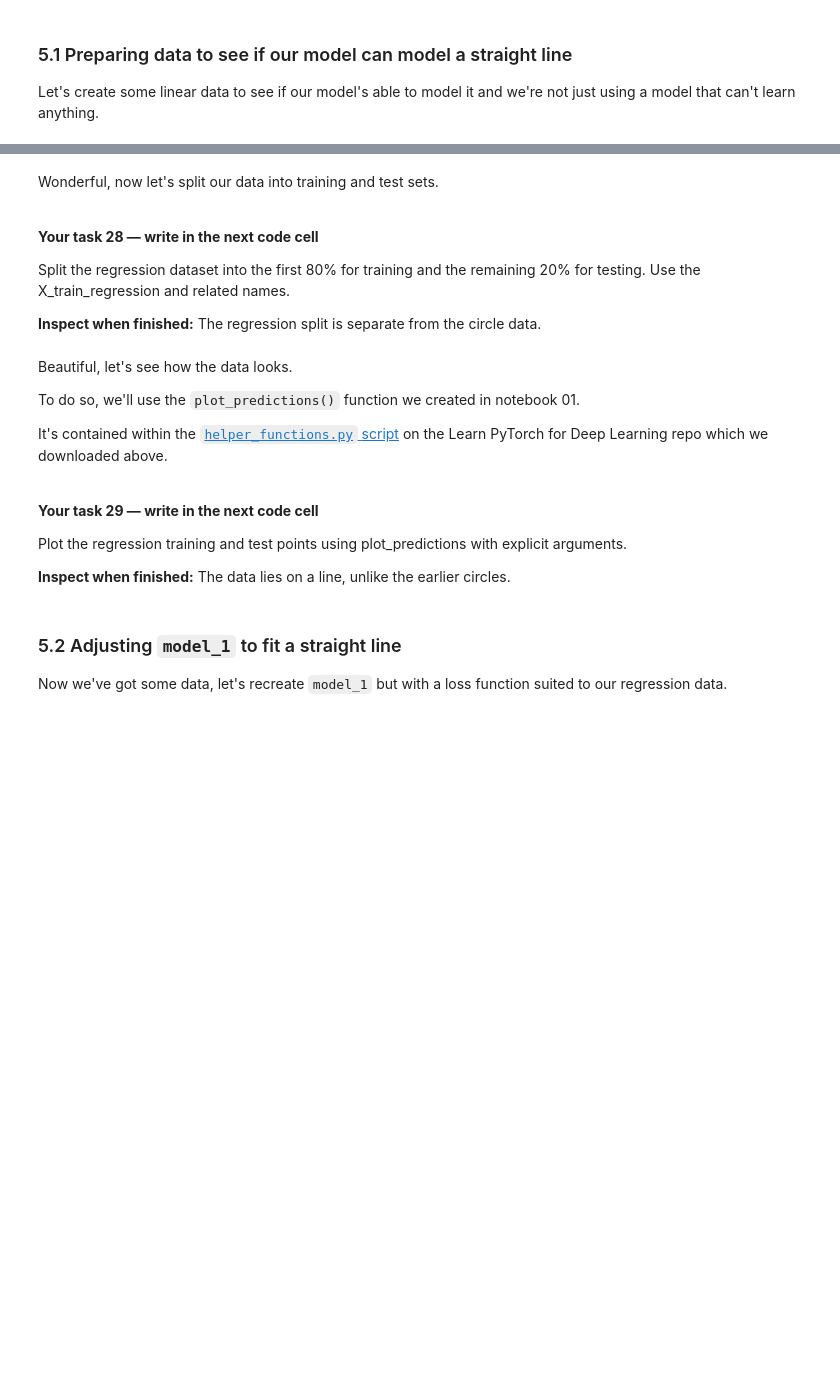
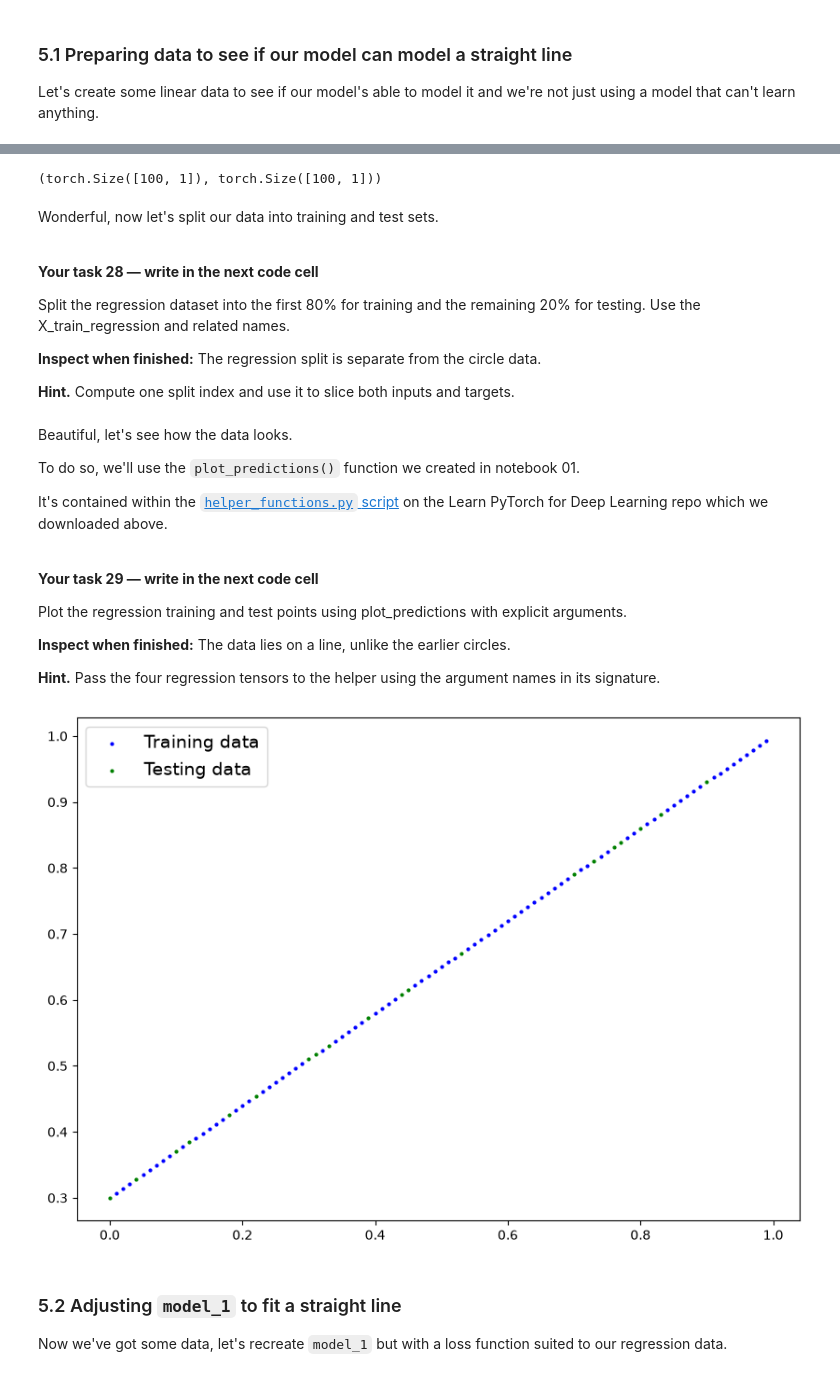
Before and after one commit to GyDeen/PyTorch-DeepLearning, a Jupyter notebook: 02_pytorch_classification.ipynb, the cells around one changed output, grey strips where cells are left out. Saved outputs shown, nothing was run; the diff lists cells and outputs as text; code cells hidden in the pictures; blank space fills up the shorter version.

```diff
--- a/02_pytorch_classification.ipynb
+++ b/02_pytorch_classification.ipynb
@@ -1050,3 +1181,10 @@ Create float32 regression inputs X_regression from zero to one in steps of 0.01,
+# %%
+X_regression = torch.arange(0, 1, 0.01).unsqueeze(dim=1).float().to(device)
+y_regression = X_regression * 0.7 + 0.3
+
+X_regression.shape, y_regression.shape
+# %% [output]
+(torch.Size([100, 1]), torch.Size([100, 1]))
 # %% [markdown]
 Wonderful, now let's split our data into training and test sets.
 # %% [markdown]
@@ -1057,6 +1195,10 @@ Wonderful, now let's split our data into training and test sets.
 Split the regression dataset into the first 80% for training and the remaining 20% for testing. Use the X_train_regression and related names.
 
 **Inspect when finished:** The regression split is separate from the circle data.
+
+**Hint.** Compute one split index and use it to slice both inputs and targets.
+# %%
+regression_train_data, regression_test_data, regression_train_labels, regression_test_labels = train_test_split(X_regression, y_regression, test_size=0.2, random_state=42)
 # %% [markdown]
 Beautiful, let's see how the data looks.
 
@@ -1071,6 +1213,17 @@ It's contained within the [`helper_functions.py` script](https://github.com/mrdb
 Plot the regression training and test points using plot_predictions with explicit arguments.
 
 **Inspect when finished:** The data lies on a line, unlike the earlier circles.
+
+**Hint.** Pass the four regression tensors to the helper using the argument names in its signature.
+# %%
+plot_predictions(
+    regression_train_data.cpu(),
+    regression_train_labels.cpu(),
+    regression_test_data.cpu(),
+    regression_test_labels.cpu(),
+)
+# %% [output]
+[figure, added]
 # %% [markdown]
 ### 5.2 Adjusting `model_1` to fit a straight line
 
```
Also changed, not shown: parts of 69 cells of this notebook, 1 other file.
